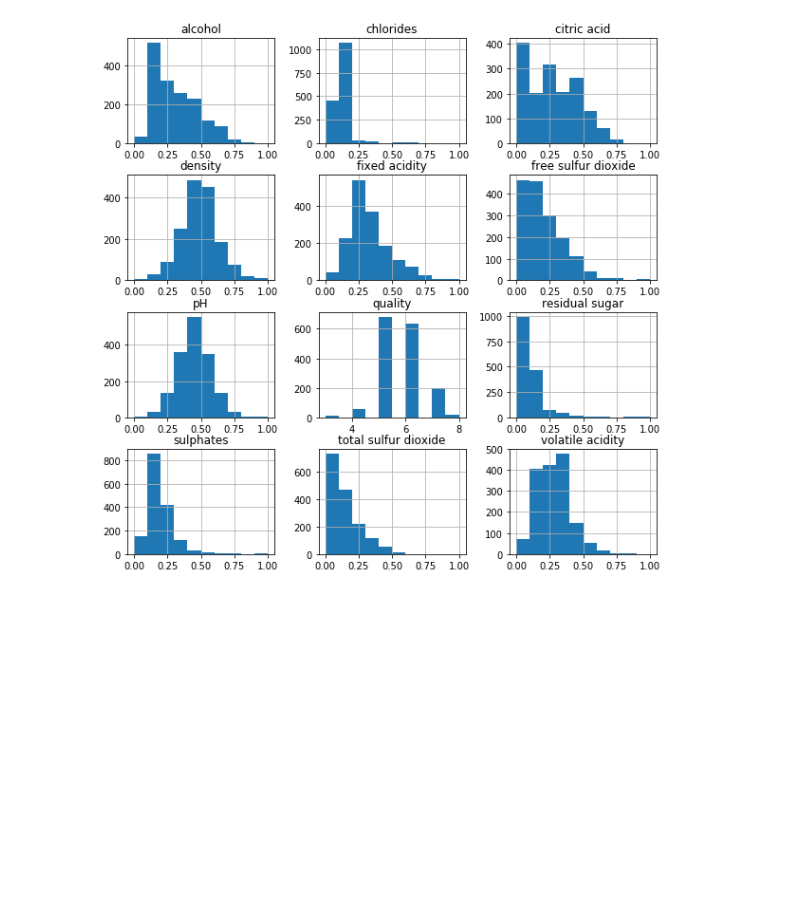
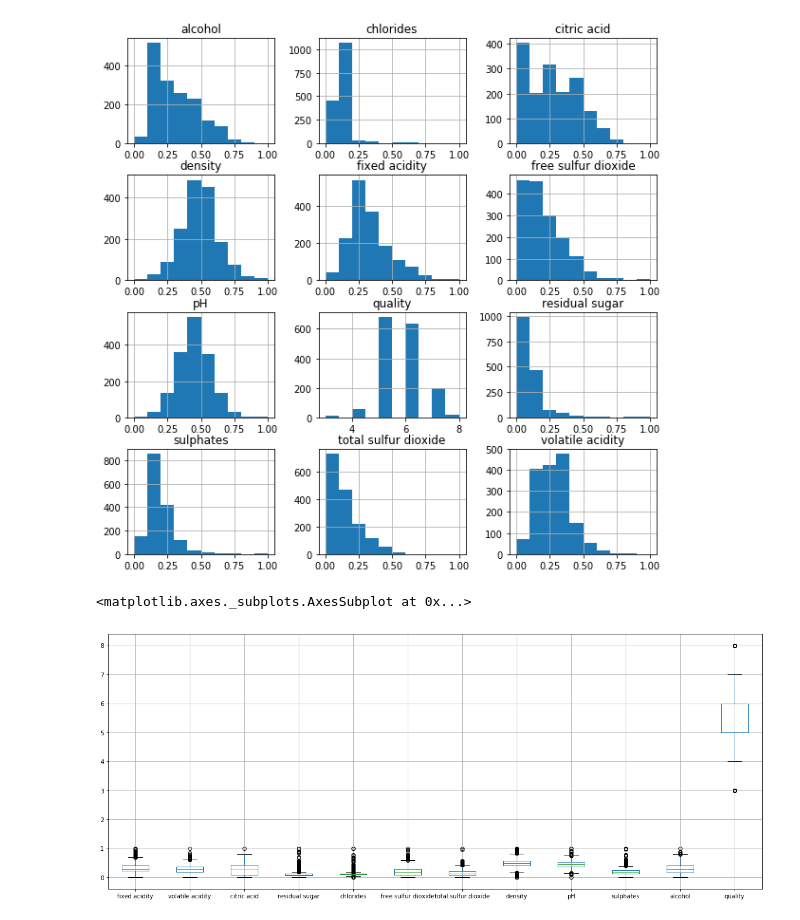
Before and after one commit to debajyoti94/linearRegression, a Jupyter notebook: notebooks/EDA_wine_quality.ipynb, the cells around one changed output. Drawn from its saved outputs; the diff is of its cells as text; code cells hidden in the pictures; blank space fills up the shorter version.

Commit message:
Added a box plot after feature scaling for verification.

```diff
--- a/notebooks/EDA_wine_quality.ipynb
+++ b/notebooks/EDA_wine_quality.ipynb
@@ -159,6 +159,12 @@ array([[<matplotlib.axes._subplots.AxesSubplot object at 0x...>,
         <matplotlib.axes._subplots.AxesSubplot object at 0x...>]],
       dtype=object)
 [figure]
+# %%
+# ALL THE FEATURES ARE WITHIN THE 0-1 RANGE
+pd.DataFrame.boxplot(wine_dataset_scaled, figsize=(20,8))
+# %% [output]
+<matplotlib.axes._subplots.AxesSubplot at 0x...>
+[figure, added]
 # %%
 # SPLIT THE DATASET TO TRAIN AND TEST
 wine_dataset_scaled.shape
```
